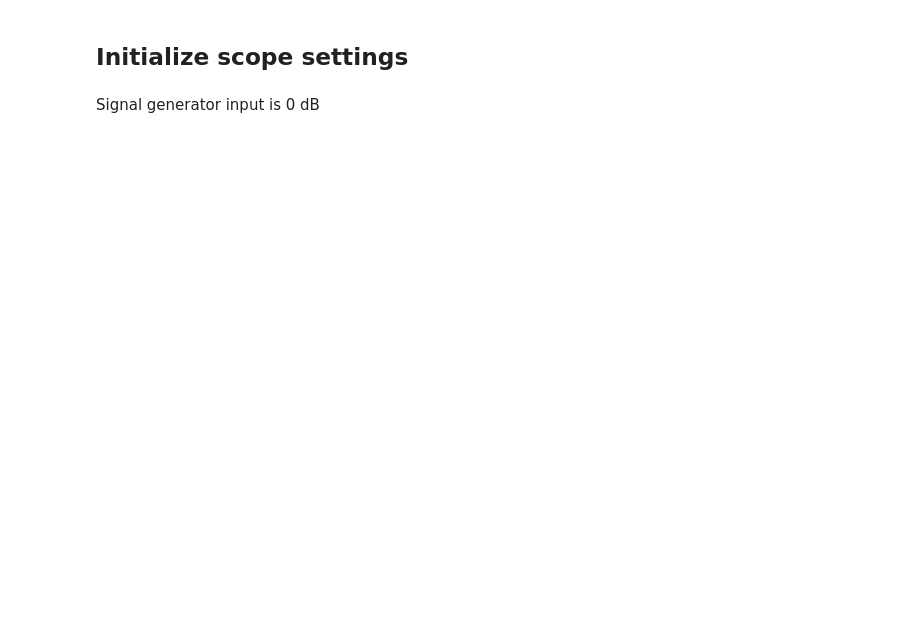
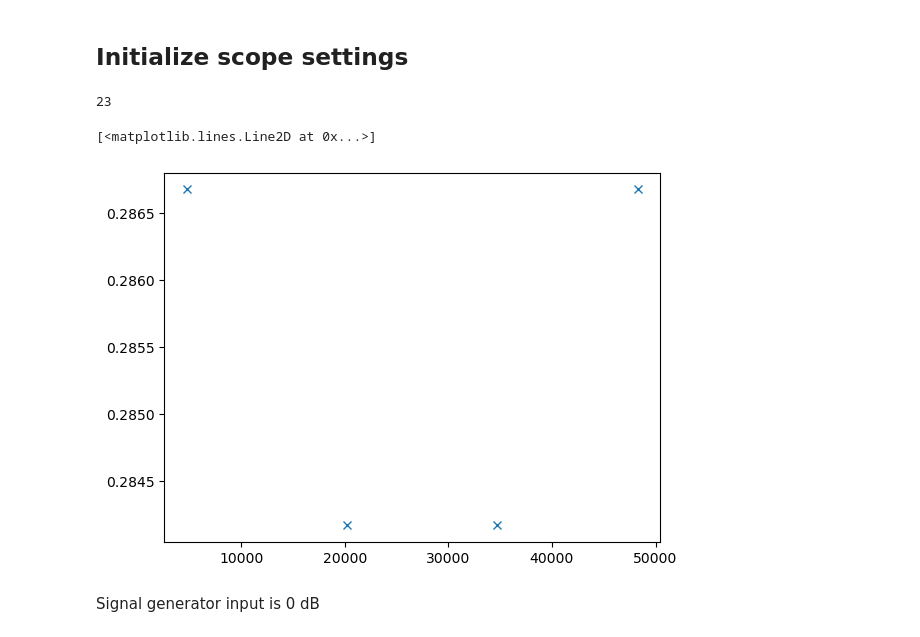
Before and after one commit to yyhshdu1/new_cavity, a Jupyter notebook: windfreak/SG_scope_driver.ipynb, the cells around one changed output. Cells and saved outputs as stored; diff of their text form; code cells hidden in the pictures; blank space fills up the shorter version.

```diff
--- a/windfreak/SG_scope_driver.ipynb
+++ b/windfreak/SG_scope_driver.ipynb
@@ -16,12 +15,13 @@ from ds1054z import DS1054Z
 # %%
-resource_name_windfreak = "COM4"
-resource_name_oscilloscope = "USB0::0x1AB1::0x04B1::DS4A183300765::INSTR"
+resource_name_windfreak = "COM7"
+resource_name_oscilloscope = "USB0::0x1AB1::0x04CE::DS1ZA203916635::INSTR"
 
 rm = pyvisa.ResourceManager()
 
-scope: pyvisa.resources.USBInstrument = rm.open_resource("USB0::0x1AB1::0x04B1::DS4A183300765::INSTR", read_termination = "\n")
+scope: pyvisa.resources.USBInstrument = rm.open_resource("USB0::0x1AB1::0x04CE::DS1ZA203916635::INSTR", read_termination = "\n")
 synthd = SynthHD(resource_name_windfreak)
 synthd.init()
+rf_out = 0
 # %% [markdown]
 ## Initialize scope settings
 # %%
@@ -36,9 +36,9 @@ def select_scale(scale: float) -> float:
                 break
     return scale_select
 # %%
-def get_trace(
+def get_rev_trace(
     scope: pyvisa.resources.USBInstrument, channels: Sequence[int]
-) -> TraceData:
+)-> TraceData:
     scope.write(":SINGLE")
     while True:
         if scope.query(":TRIG:STAT?") == "STOP":
@@ -46,4 +46,25 @@ def get_trace(
         time.sleep(0.05)
     trace = get_trace_data(scope, channels)
     scope.write(":CLEAR")
-    return trace
+    ref = trace.transmission
+    rev= -1.*ref+np.mean(ref)
+    return rev
+# %%
+time_div = 1e-3
+t_offset = -2e-3
+offset = -0.3
+
+channel = 2
+scope.write(f":CHAN{channel}:DISP 1")
+scale_ch2 = 0.05
+
+# scale_ch1 = dBm_to_Vpp(amplitude_int)/ndiv*2
+# scale_ch1 = select_scale(scale_ch1)
+
+set_scope(scope, channel, scale_ch2, offset, time_div, t_offset)
+
+scope.write(":RUN")
+scope.write(":ACQuire:MDEPth 30000")
+#scope.write(":CLEAR")
+# %% [output]
+23
@@ -50,2 +73,9 @@ def get_trace(
+# %%
+ini_peak = ini_peak_search(ini_rev_data)
+ini_reso = reso_det(ini_peak)
+plt.plot(ini_peak,ini_rev_data[ini_peak],"x")
+# %% [output]
+[<matplotlib.lines.Line2D at 0x...>]
+[figure, added]
 # %% [markdown]
 Signal generator input  is 0 dB
```
Also changed, not shown: parts of 14 cells of this notebook, 5 other files.
